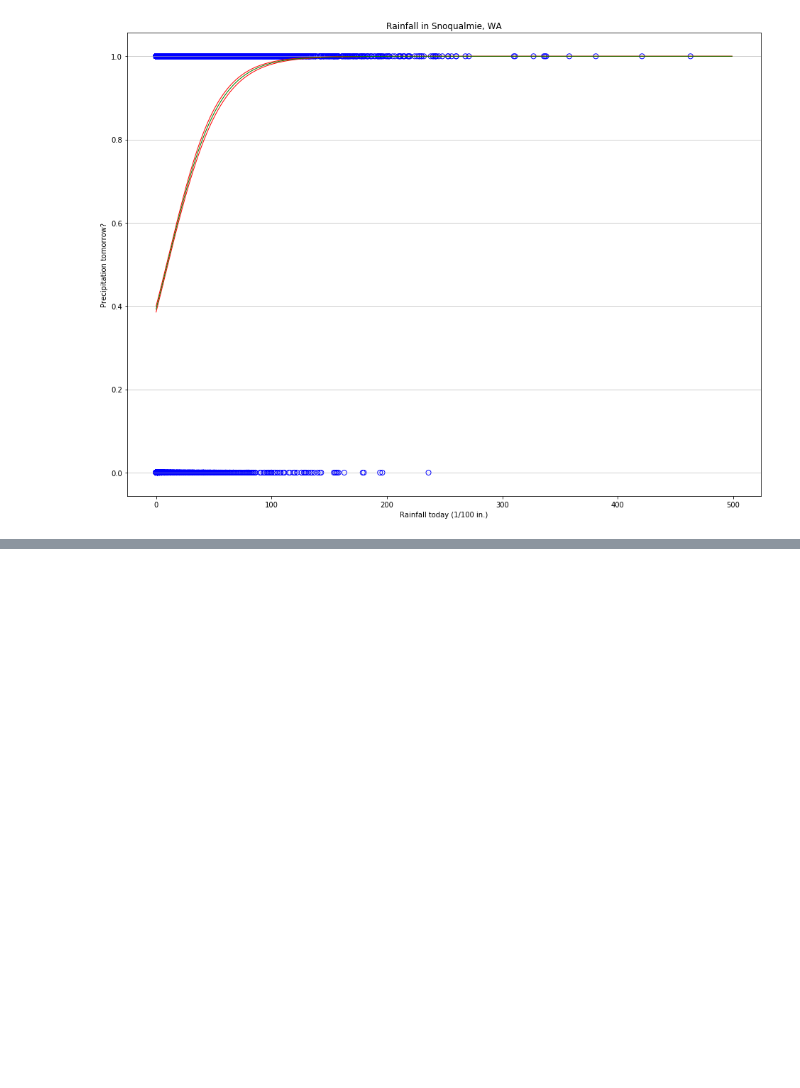
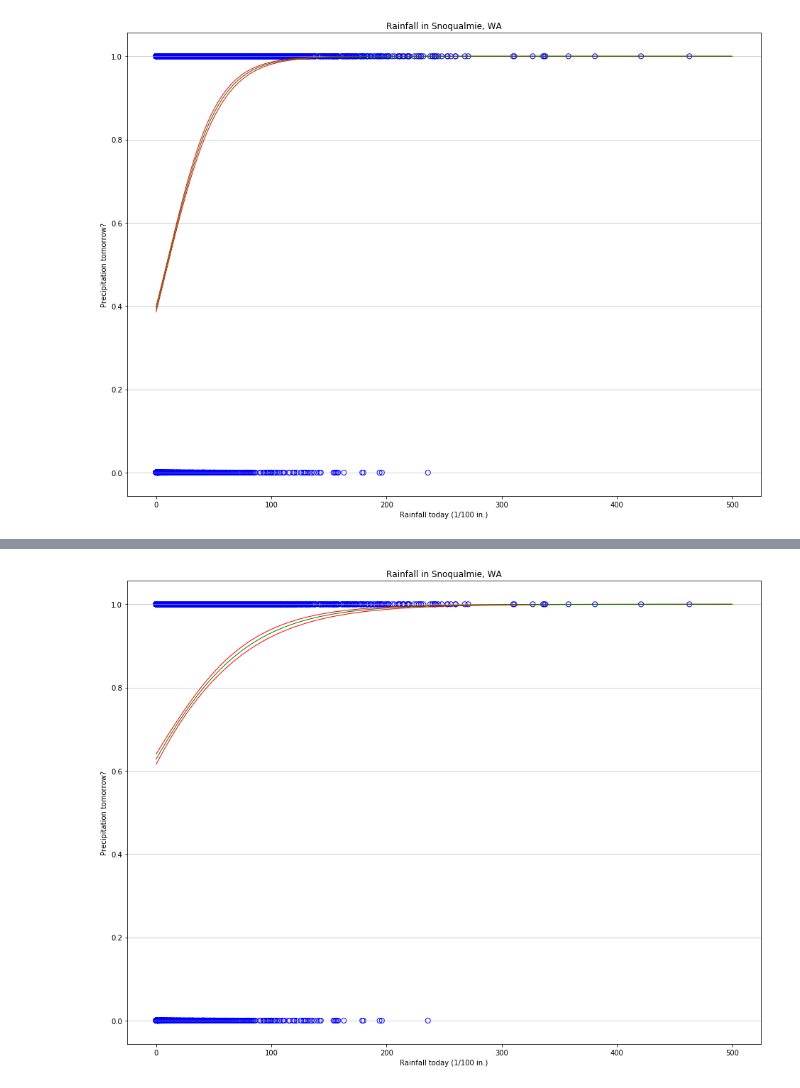
Before and after one commit to bhaney/snoq_rainfall, a Jupyter notebook: Logistic_regression_rainfall_prediction.ipynb, the cells around one changed output, grey strips where cells are left out. Cells and saved outputs as stored; diff of their text form; code cells hidden in the pictures; blank space fills up the shorter version.

```diff
--- a/Logistic_regression_rainfall_prediction.ipynb
+++ b/Logistic_regression_rainfall_prediction.ipynb
@@ -263,7 +267,7 @@ Minos status for beta1: VALID
 # %%
 sample_best_fit_curve = logit_regression(best_theta,X,cov_matrix)
 # get the confidence intervals for the regression curve
-xaxis = np.array(np.arange(0,500,1)).reshape(-1,1)
+xaxis = np.linspace(0,500,500).reshape(-1,1)
 x_values = np.concatenate((np.ones(xaxis.size).reshape(-1,1), xaxis),axis=1)
 yaxis_1err = sample_best_fit_curve(x_values, 1.96)
 yaxis_neg1err = sample_best_fit_curve(x_values, -1.96)
@@ -284,0 +297,6 @@ plt.grid(axis='y', alpha=0.75)
+# %%
+# add another columns of data to use in the fit
+X2 = snoq['rained today?'].values.astype(int).reshape(-1,1)
+Xextend = np.concatenate((X,X2), axis=1)
+print(Xextend[9:15])
+n_features_extend = Xextend.shape[1]
@@ -284,0 +310,10 @@ plt.grid(axis='y', alpha=0.75)
+# %%
+para_names_extend = ['beta'+str(i) for i in range(n_features_extend)]
+snoq_likelihood_extended = neg2_log_likelihood(Xextend,Y)
+nuit_extended = Minuit.from_array_func(snoq_likelihood_extended, (0.5,0.5,0.5), error=(0.1,0.1,0.1), name = tuple(para_names_extend), errordef = 0.5)
+nuit_extended.migrad();
+better_theta = np.array(nuit_extended.values.values())
+print('minimum likelihood for the sample with two features: {}'.format(snoq_likelihood_extended(better_theta)))
+print('minimum likelihood for the sample with one feature: {}'.format(snoq_likelihood(best_theta)))
+nuit_extended.hesse()
+cov_matrix_extended = nuit_extended.np_matrix()
@@ -284,0 +341,22 @@ plt.grid(axis='y', alpha=0.75)
+# %%
+#get the regression function using the best fit estimators
+sample_better_fit_curve = logit_regression(better_theta,Xextend,cov_matrix_extended)
+# get the xaxis and the prediction for x and that it will rain (X2=1 everywhere)
+x2_values = np.concatenate((x_values, np.ones(xaxis.size).reshape(-1,1)),axis=1)
+# draw the y axis
+y2_axis = sample_better_fit_curve(x2_values, 0)
+y2_axis_1err = sample_better_fit_curve(x2_values, 1.96)
+y2_axis_neg1err = sample_better_fit_curve(x2_values, -1.96)
+# %%
+plt.close('all')
+plt.figure(figsize=(16,12))
+plt.scatter(x=snoq['rainfall today'].values, y=snoq['rained tomorrow?'].values, s=50, color='blue',marker='o',facecolors='none');
+plt.plot(xaxis,y2_axis_1err, linewidth=1,color='red') # 95% confidence up assuming Gaussian errors on estimators
+plt.plot(xaxis,y2_axis_neg1err, linewidth=1,color='red') # 95% confidence down assuming Gaussian errors on estimators
+plt.plot(xaxis,y2_axis, linewidth=1,color='green') #regression line
+plt.title('Rainfall in Snoqualmie, WA')
+plt.xlabel('Rainfall today (1/100 in.)')
+plt.ylabel('Precipitation tomorrow?')
+plt.grid(axis='y', alpha=0.75)
+# %% [output]
+[figure, added]
```
Also changed, not shown: parts of 8 cells of this notebook.
